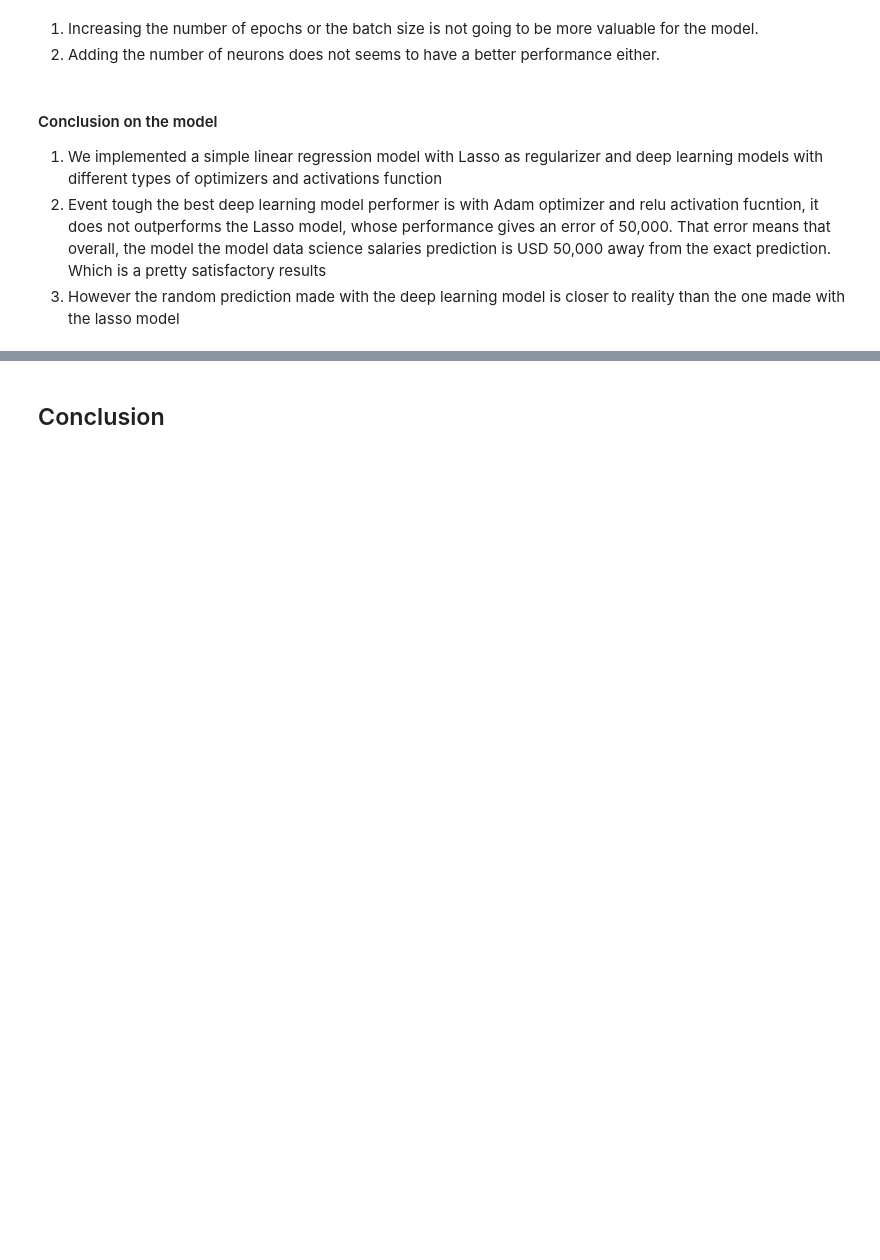
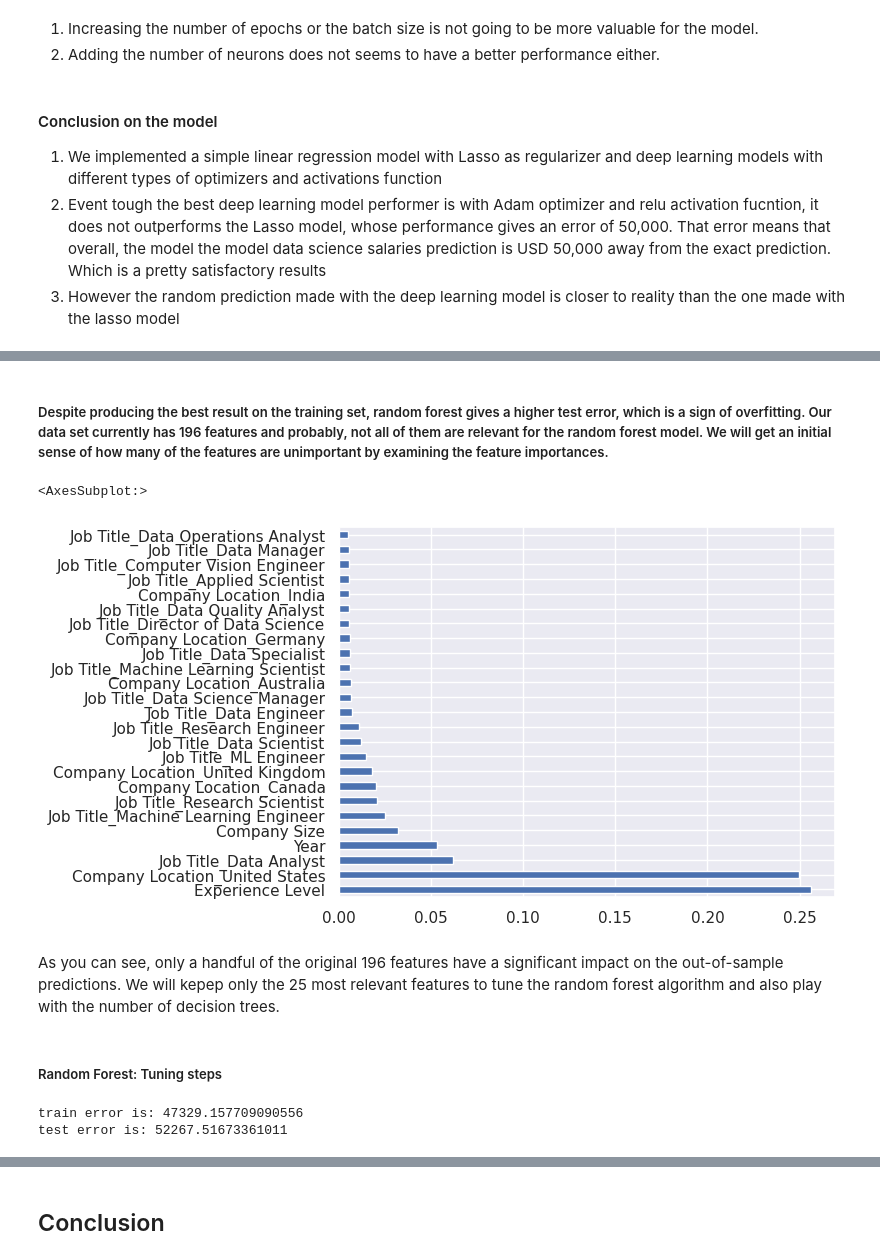
Before and after one commit to AngeloKItio/Data-Science-Salary-Trend-Project, a Jupyter notebook: Capstone_Finalproject_Part2.ipynb, the cells around one changed output, grey strips where cells are left out. Cells and saved outputs as stored; diff of their text form; code cells hidden in the pictures; blank space fills up the shorter version.

```diff
--- a/Capstone_Finalproject_Part2.ipynb
+++ b/Capstone_Finalproject_Part2.ipynb
@@ -877,0 +949,13 @@ test error is: 53738.041222427855
+# %% [markdown]
+##### Despite producing the best result on the training set, random forest gives a higher test error, which is a sign of overfitting. Our data set currently has 196 features and probably, not all of them are relevant for the random forest model. We will get an initial sense of how many of the features are unimportant by examining the feature importances.
+# %%
+rfr.fit(X, y)
+feat_importances = pd.Series(rfr.feature_importances_, index=X.columns)
+feat_importances.nlargest(25).plot(kind='barh')
+# %% [output]
+<AxesSubplot:>
+[figure, added]
+# %% [markdown]
+As you can see, only a handful of the original 196 features have a significant impact on the out-of-sample predictions. We will kepep only the 25 most relevant features to tune the random forest algorithm and also play with the number of decision trees.
+# %% [markdown]
+##### Random Forest: Tuning steps
@@ -877,0 +971,10 @@ test error is: 53738.041222427855
+# %%
+rfr = RandomForestRegressor(n_estimators = 10, random_state = 0)
+rfr.fit(X_train, y_train)
+pred = rfr.predict(X_test)
+trainpreds = rfr.predict(X_train)
+print('train error is:',np.sqrt(mean_squared_error(y_train, trainpreds)))
+print('test error is:', np.sqrt(mean_squared_error(y_test,pred)))
+# %% [output]
+train error is: 47329.157709090556
+test error is: 52267.51673361011
```
Also changed, not shown: parts of 19 cells of this notebook.
